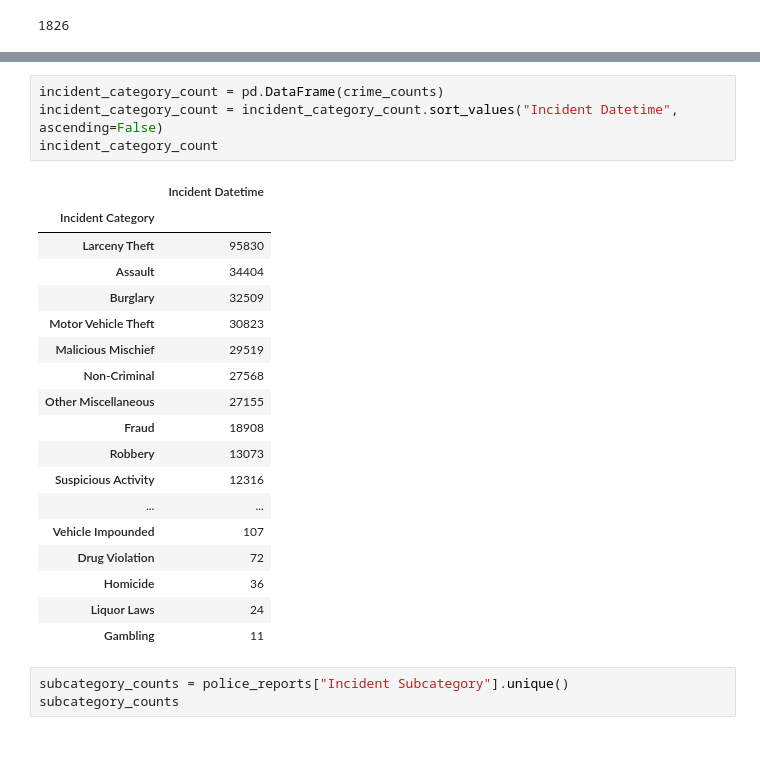
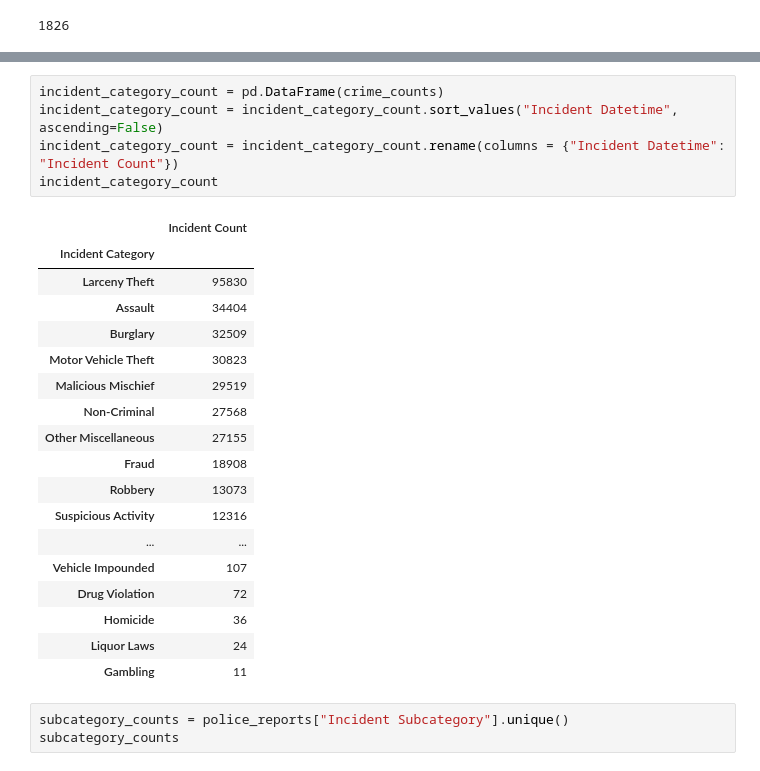
Before and after one commit to ahmed-saleem916/Virtual-Reality-, a Jupyter notebook: exploratory_analysis.ipynb, the cells around one changed output, grey strips where cells are left out. Drawn from its saved outputs; the diff is of its cells as text.

```diff
--- a/exploratory_analysis.ipynb
+++ b/exploratory_analysis.ipynb
@@ -125,9 +125,10 @@ Name: Incident Datetime, dtype: int64
 # %%
 incident_category_count = pd.DataFrame(crime_counts)
 incident_category_count = incident_category_count.sort_values("Incident Datetime", ascending=False)
+incident_category_count = incident_category_count.rename(columns = {"Incident Datetime": "Incident Count"})
 incident_category_count
 # %% [output]
-|  | Incident Datetime |
+|  | Incident Count |
 | Incident Category |  |
 | Larceny Theft | 95830 |
 | Assault | 34404 |
```
Also changed, not shown: parts of 33 cells of this notebook, 12 other files.
